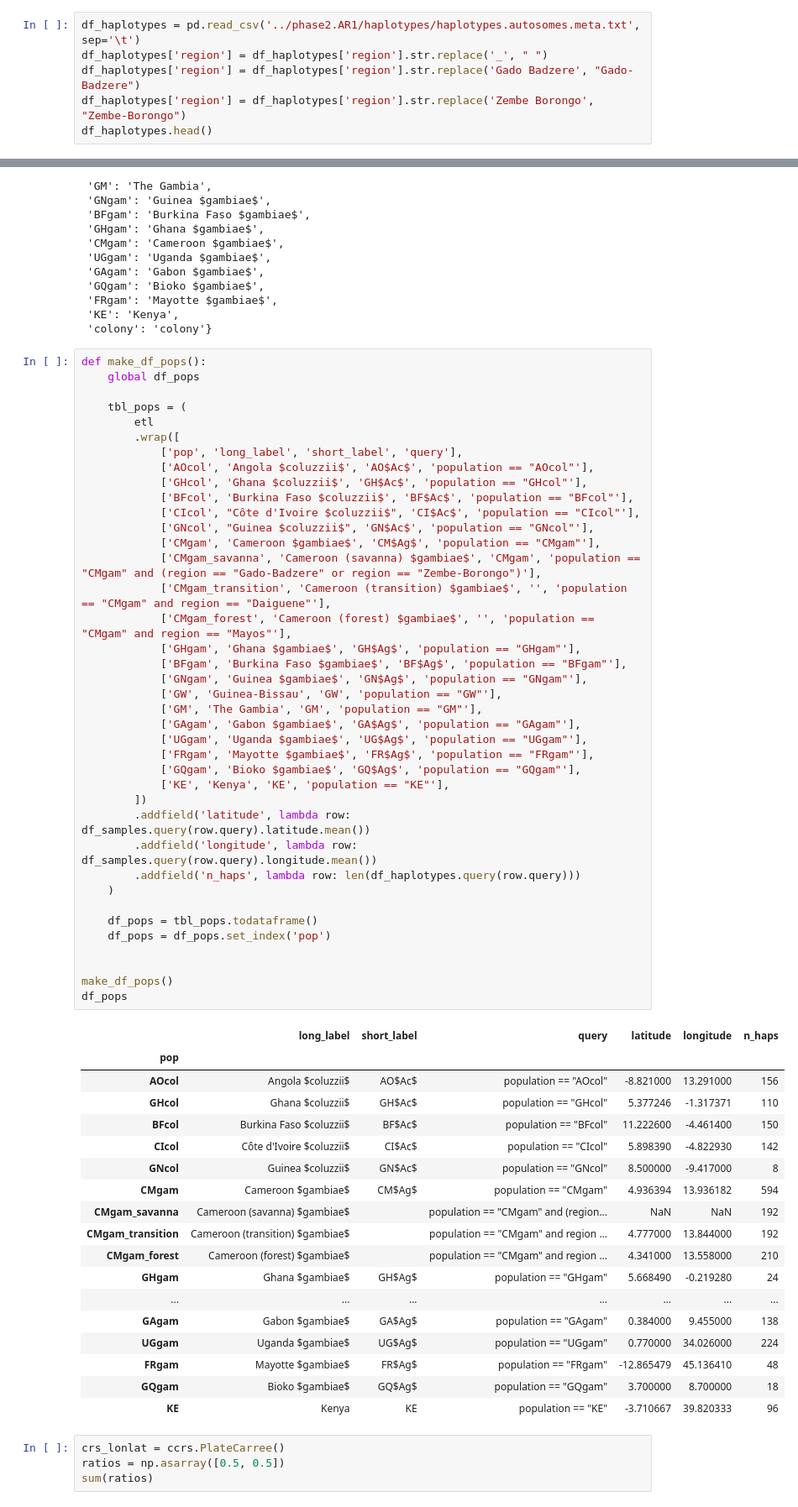
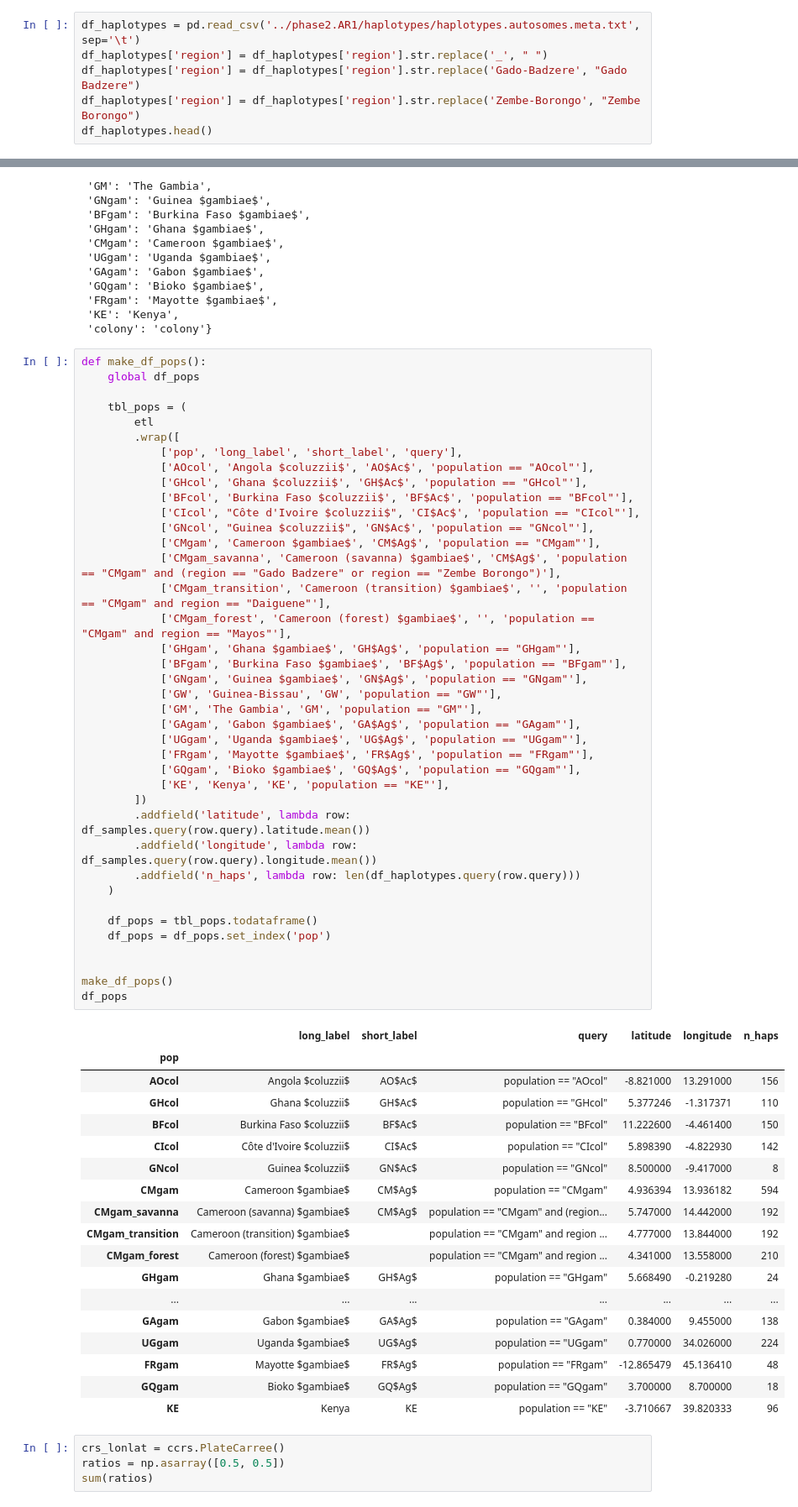
Before and after one commit to malariagen/ag1000g-phase2-vgsc-report, a Jupyter notebook: notebooks/artwork_Phase_2_vgsc_hapfreq_map.ipynb, the cells around one changed output, grey strips where cells are left out. Shown at 84% size. Saved outputs shown, nothing was run; the diff lists cells and outputs as text.

```diff
--- a/notebooks/artwork_Phase_2_vgsc_hapfreq_map.ipynb
+++ b/notebooks/artwork_Phase_2_vgsc_hapfreq_map.ipynb
@@ -47,8 +49,8 @@ df_samples
 # %%
 df_haplotypes = pd.read_csv('../phase2.AR1/haplotypes/haplotypes.autosomes.meta.txt', sep='\t')
 df_haplotypes['region'] = df_haplotypes['region'].str.replace('_', " ")
-df_haplotypes['region'] = df_haplotypes['region'].str.replace('Gado Badzere', "Gado-Badzere")
-df_haplotypes['region'] = df_haplotypes['region'].str.replace('Zembe Borongo', "Zembe-Borongo")
+df_haplotypes['region'] = df_haplotypes['region'].str.replace('Gado-Badzere', "Gado Badzere")
+df_haplotypes['region'] = df_haplotypes['region'].str.replace('Zembe-Borongo', "Zembe Borongo")
 df_haplotypes.head()
 # %% [output]
 |  | Unnamed: 0 | label | ox_code | population | label_aug | country | region | sex | m_s |
@@ -166,41 +168,41 @@ def make_df_pops():
             ['CIcol', "Côte d'Ivoire $coluzzii$", 'CI$Ac$', 'population == "CIcol"'],
             ['GNcol', "Guinea $coluzzii$", 'GN$Ac$', 'population == "GNcol"'],
             ['CMgam', 'Cameroon $gambiae$', 'CM$Ag$', 'population == "CMgam"'],
-            ['CMgam_savanna', 'Cameroon (savanna) $gambiae$', 'CMgam', 'population == "CMgam" and (region == "Gado-Badzere" or region == "Zembe-Borongo")'],
+            ['CMgam_savanna', 'Cameroon (savanna) $gambiae$', 'CM$Ag$', 'population == "CMgam" and (region == "Gado Badzere" or region == "Zembe Borongo")'],
             ['CMgam_transition', 'Cameroon (transition) $gambiae$', '', 'population == "CMgam" and region == "Daiguene"'],
             ['CMgam_forest', 'Cameroon (forest) $gambiae$', '', 'population == "CMgam" and region == "Mayos"'],
             ['GHgam', 'Ghana $gambiae$', 'GH$Ag$', 'population == "GHgam"'],
             ['BFgam', 'Burkina Faso $gambiae$', 'BF$Ag$', 'population == "BFgam"'],
             ['GNgam', 'Guinea $gambiae$', 'GN$Ag$', 'population == "GNgam"'],
             ['GW', 'Guinea-Bissau', 'GW', 'population == "GW"'],
             ['GM', 'The Gambia', 'GM', 'population == "GM"'],
             ['GAgam', 'Gabon $gambiae$', 'GA$Ag$', 'population == "GAgam"'],
             ['UGgam', 'Uganda $gambiae$', 'UG$Ag$', 'population == "UGgam"'],
             ['FRgam', 'Mayotte $gambiae$', 'FR$Ag$', 'population == "FRgam"'],
             ['GQgam', 'Bioko $gambiae$', 'GQ$Ag$', 'population == "GQgam"'],
             ['KE', 'Kenya', 'KE', 'population == "KE"'],
         ])
         .addfield('latitude', lambda row: df_samples.query(row.query).latitude.mean())
         .addfield('longitude', lambda row: df_samples.query(row.query).longitude.mean())
         .addfield('n_haps', lambda row: len(df_haplotypes.query(row.query)))
     )
 
     df_pops = tbl_pops.todataframe()
     df_pops = df_pops.set_index('pop')
 
 
 make_df_pops()
 df_pops
 # %% [output]
 |  | long_label | short_label | query | latitude | longitude | n_haps |
 | pop |  |  |  |  |  |  |
 | AOcol | Angola $coluzzii$ | AO$Ac$ | population == "AOcol" | -8.821000 | 13.291000 | 156 |
 | GHcol | Ghana $coluzzii$ | GH$Ac$ | population == "GHcol" | 5.377246 | -1.317371 | 110 |
 | BFcol | Burkina Faso $coluzzii$ | BF$Ac$ | population == "BFcol" | 11.222600 | -4.461400 | 150 |
 | CIcol | Côte d'Ivoire $coluzzii$ | CI$Ac$ | population == "CIcol" | 5.898390 | -4.822930 | 142 |
 | GNcol | Guinea $coluzzii$ | GN$Ac$ | population == "GNcol" | 8.500000 | -9.417000 | 8 |
 | CMgam | Cameroon $gambiae$ | CM$Ag$ | population == "CMgam" | 4.936394 | 13.936182 | 594 |
-| CMgam_savanna | Cameroon (savanna) $gambiae$ |  | population == "CMgam" and (region... | NaN | NaN | 192 |
+| CMgam_savanna | Cameroon (savanna) $gambiae$ | CM$Ag$ | population == "CMgam" and (region... | 5.747000 | 14.442000 | 192 |
 | CMgam_transition | Cameroon (transition) $gambiae$ |  | population == "CMgam" and region ... | 4.777000 | 13.844000 | 192 |
 | CMgam_forest | Cameroon (forest) $gambiae$ |  | population == "CMgam" and region ... | 4.341000 | 13.558000 | 210 |
 | GHgam | Ghana $gambiae$ | GH$Ag$ | population == "GHgam" | 5.668490 | -0.219280 | 24 |
```
Also changed, not shown: parts of 11 cells of this notebook.
